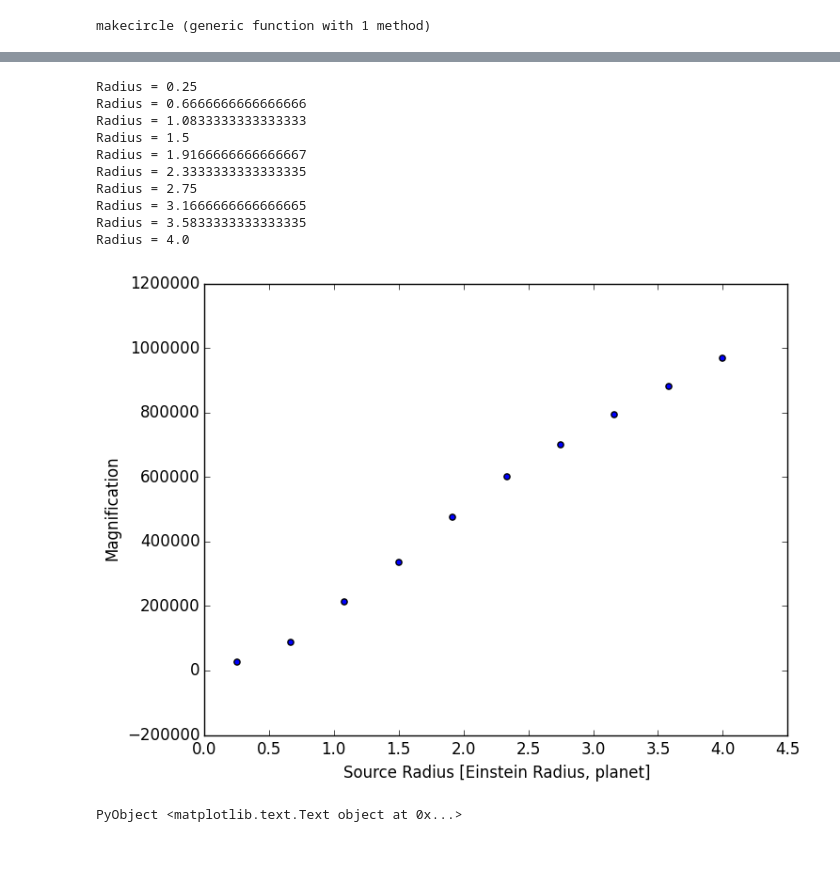
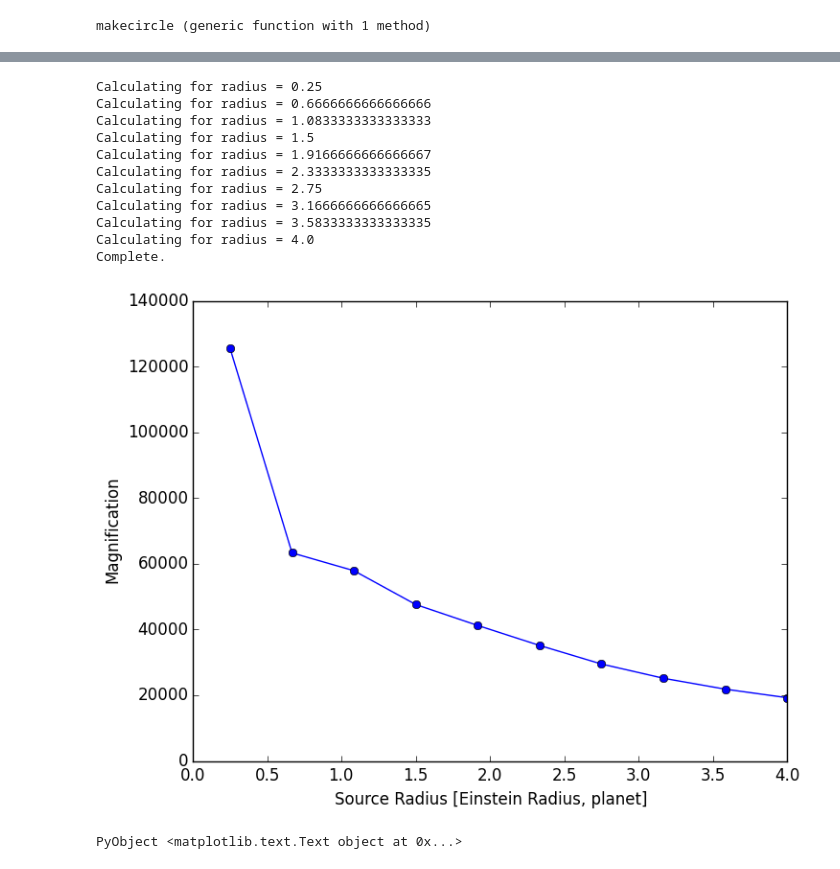
Before and after one commit to jlustigy/ExoJulia, a Jupyter notebook: Homework/hw5/Iryna_Margaret/Iryna_Margaret_hw5.ipynb, the cells around one changed output, grey strips where cells are left out. Saved outputs shown, nothing was run; the diff lists cells and outputs as text; code cells hidden in the pictures.

```diff
--- a/Homework/hw5/Iryna_Margaret/Iryna_Margaret_hw5.ipynb
+++ b/Homework/hw5/Iryna_Margaret/Iryna_Margaret_hw5.ipynb
@@ -52,26 +56,28 @@ radii = linspace(0.25, 4.0, 10)
 maxmag = zeros(length(radii))
 
 for i in range(1, length(radii))
-    println("Radius = ", radii[i])
+    println("Calculating for radius = ", radii[i])
     circle = makecircle(radii[i])
     convolution = conv2(circle, lensing_map)
-    maxmag[i] = maximum(convolution)
+    maxmag[i] = maximum(convolution) / (pi * radii[i]^2)
 end
+println("Complete.")
 # %% [output]
-Radius = 0.25
-Radius = 0.6666666666666666
-Radius = 1.0833333333333333
-Radius = 1.5
-Radius = 1.9166666666666667
-Radius = 2.3333333333333335
-Radius = 2.75
-Radius = 3.1666666666666665
-Radius = 3.5833333333333335
-Radius = 4.0
+Calculating for radius = 0.25
+Calculating for radius = 0.6666666666666666
+Calculating for radius = 1.0833333333333333
+Calculating for radius = 1.5
+Calculating for radius = 1.9166666666666667
+Calculating for radius = 2.3333333333333335
+Calculating for radius = 2.75
+Calculating for radius = 3.1666666666666665
+Calculating for radius = 3.5833333333333335
+Calculating for radius = 4.0
+Complete.
 # %%
-scatter(radii, maxmag)
+plot(radii, maxmag,"-o")
 xlabel("Source Radius [Einstein Radius, planet]")
 ylabel("Magnification")
 # %% [output]
-[figure, old version]
+[figure, new version]
 PyObject <matplotlib.text.Text object at 0x...>
```
Also changed, not shown: parts of 9 cells of this notebook.
